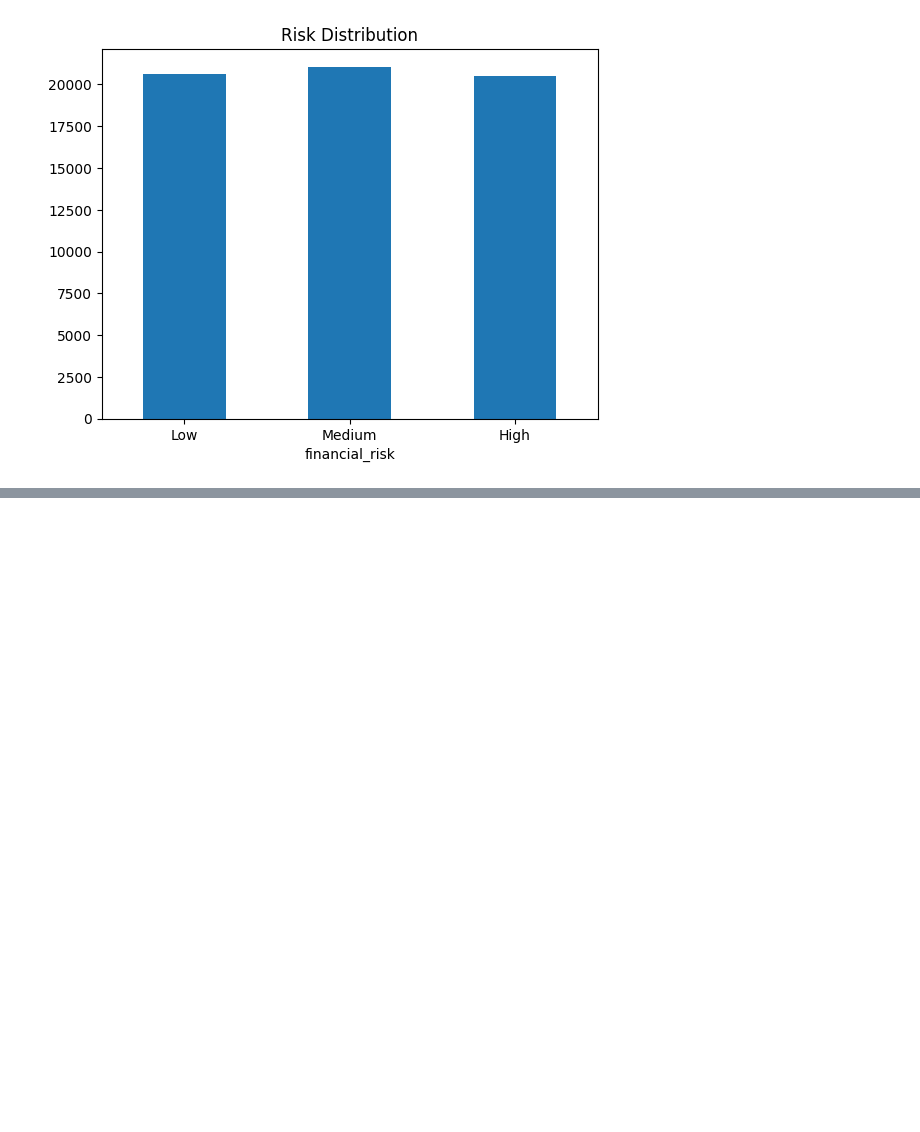
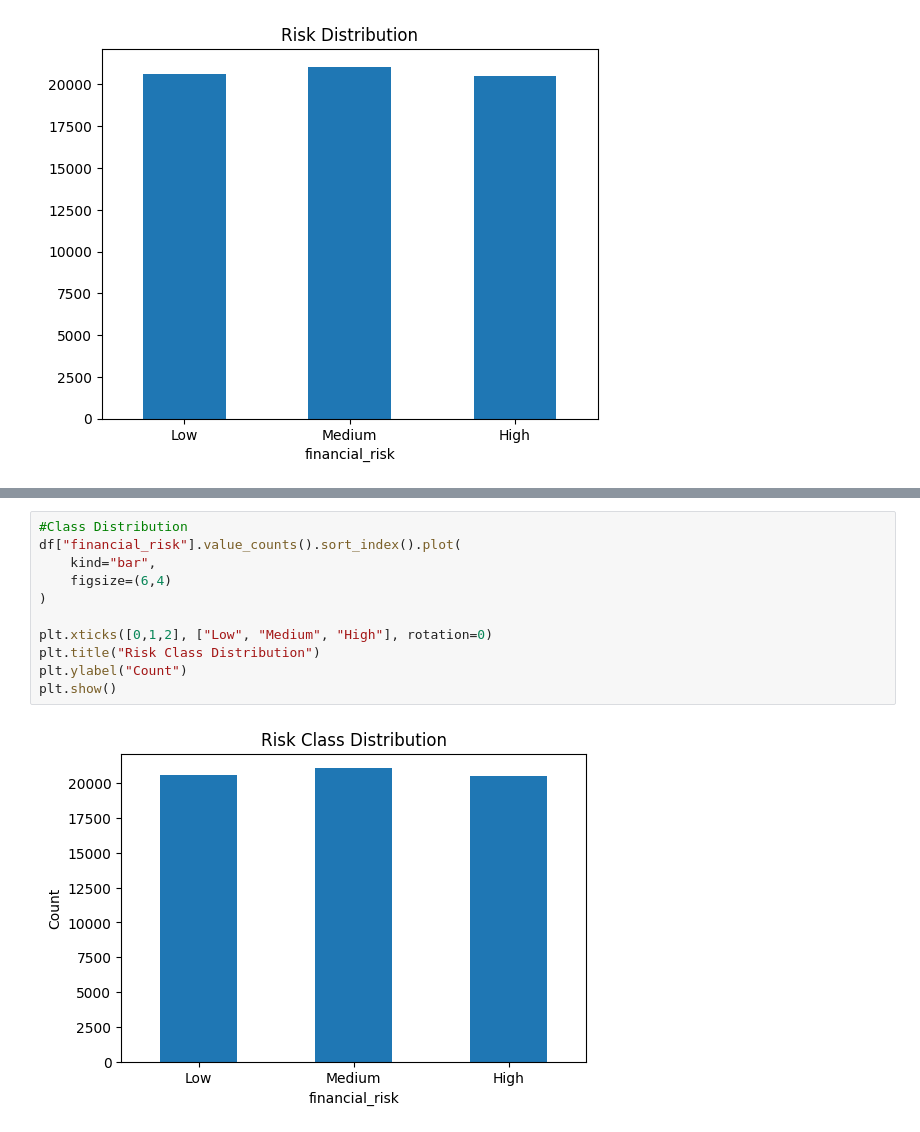
Before and after one commit to ayyyushiii/farmer-financial-risk-predictor, a Jupyter notebook: final.ipynb, the cells around one changed output, grey strips where cells are left out. Cells and saved outputs as stored; diff of their text form; blank space fills up the shorter version.

```diff
--- a/final.ipynb
+++ b/final.ipynb
@@ -235,0 +314,13 @@ plt.show()
+# %%
+#Class Distribution
+df["financial_risk"].value_counts().sort_index().plot(
+    kind="bar",
+    figsize=(6,4)
+)
+
+plt.xticks([0,1,2], ["Low", "Medium", "High"], rotation=0)
+plt.title("Risk Class Distribution")
+plt.ylabel("Count")
+plt.show()
+# %% [output]
+[figure, added]
```
Also changed, not shown: parts of 11 cells of this notebook, 1 other file.
